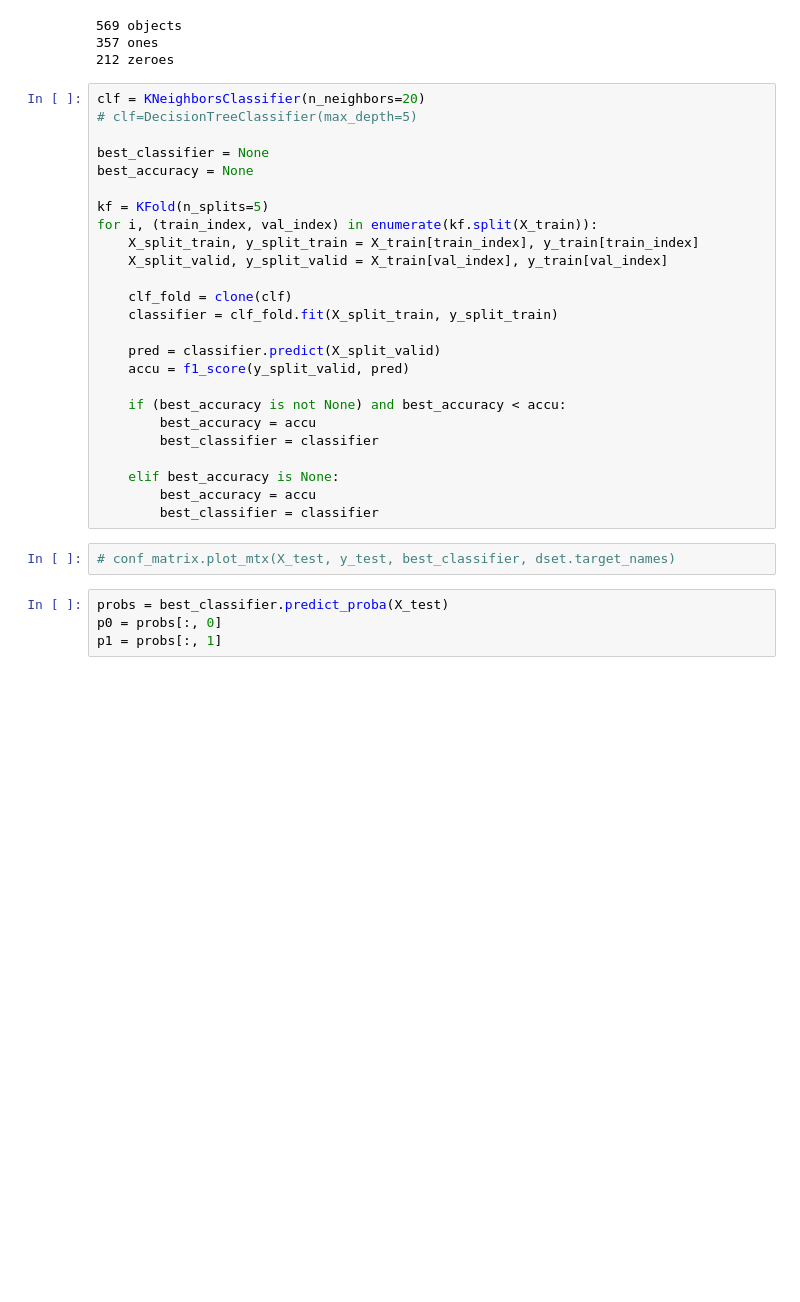
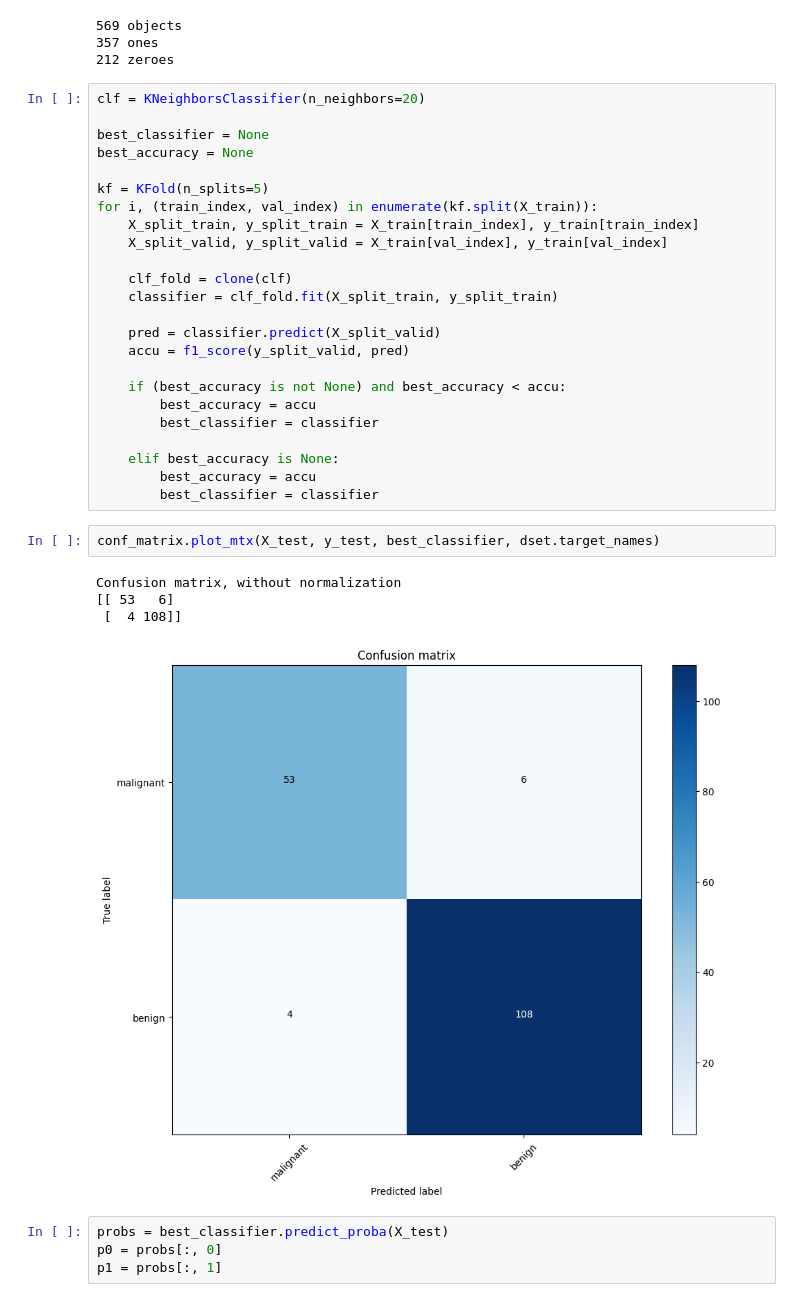
Before and after one commit to CuSynth/mlcourse, a Jupyter notebook: task 0/solution.ipynb, the cells around one changed output. Cells and saved outputs as stored; diff of their text form; blank space fills up the shorter version.

Commit message:
ConfMatrix plotted

```diff
--- a/task 0/solution.ipynb
+++ b/task 0/solution.ipynb
@@ -33,7 +33,6 @@ X_train, X_test, y_train, y_test = train_test_split(X, y, test_size=0.3, random_
 212 zeroes
 # %%
 clf = KNeighborsClassifier(n_neighbors=20)
-# clf=DecisionTreeClassifier(max_depth=5)
 
 best_classifier = None
 best_accuracy = None
@@ -57,7 +56,12 @@ for i, (train_index, val_index) in enumerate(kf.split(X_train)):
         best_accuracy = accu
         best_classifier = classifier
 # %%
-# conf_matrix.plot_mtx(X_test, y_test, best_classifier, dset.target_names)
+conf_matrix.plot_mtx(X_test, y_test, best_classifier, dset.target_names)
+# %% [output]
+Confusion matrix, without normalization
+[[ 53   6]
+ [  4 108]]
+[figure, added]
 # %%
 probs = best_classifier.predict_proba(X_test)
 p0 = probs[:, 0]
```
Also changed, not shown: parts of 2 cells of this notebook.
